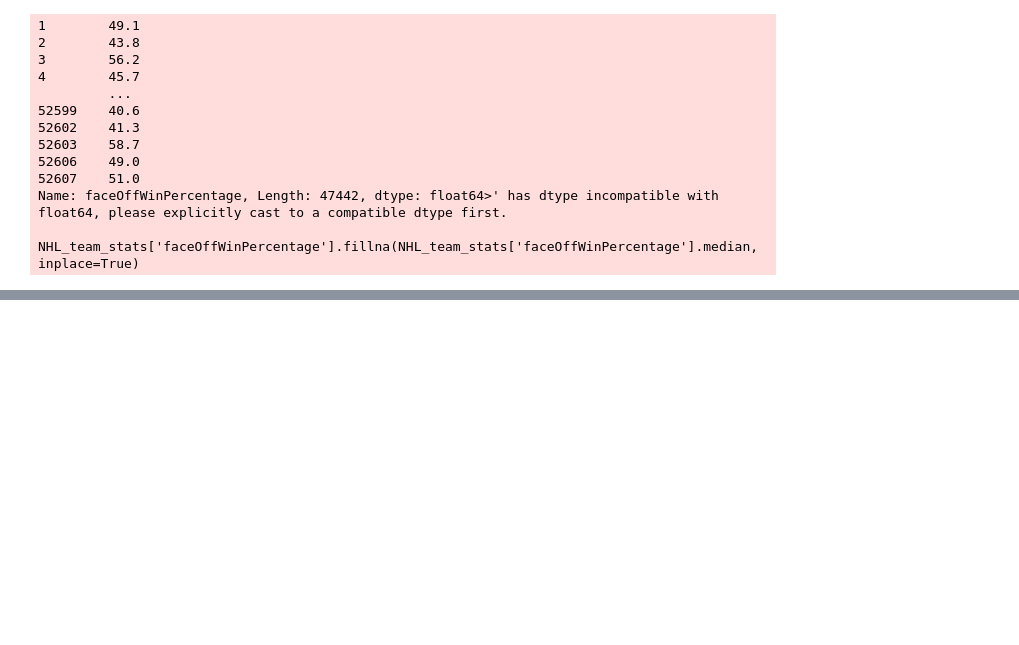
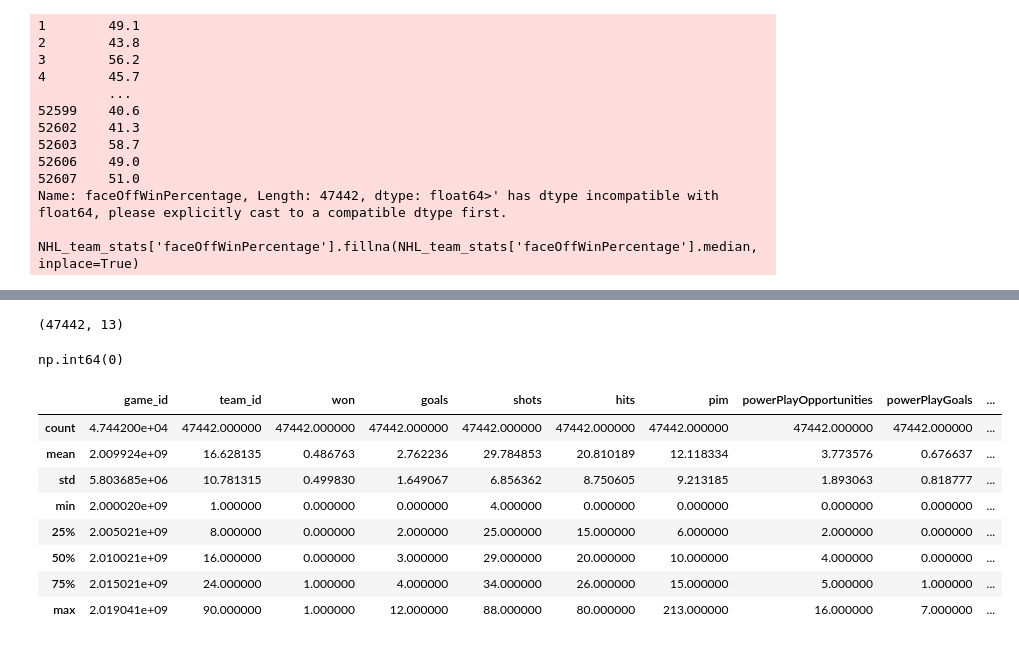
Before and after one commit to colincranwell/itcs-3162-group-8-project, a Jupyter notebook: Group8_Final.ipynb, the cells around one changed output, grey strips where cells are left out. Drawn from its saved outputs; the diff is of its cells as text; code cells hidden in the pictures; blank space fills up the shorter version.

```diff
--- a/Group8_Final.ipynb
+++ b/Group8_Final.ipynb
@@ -5,3 +5,3 @@ import matplotlib.pyplot as plt
 import numpy as np
 # %%
-NHL_team_stats = pd.read_csv('game_teams_stats.csv')
+NHL_team_stats = pd.read_csv('/NHL_Dataset/game_teams_stats.csv')
@@ -152,3 +152,9 @@ Name: faceOffWinPercentage, Length: 47442, dtype: float64>' has dtype incompatib
 # %%
 ##Fill in startRinkSide nulls with mode
 NHL_team_stats['startRinkSide'].fillna(NHL_team_stats['startRinkSide'].mode, inplace=True)
+# %%
+# Remove column HoA, head_coach, startRinkSide, and settled_in
+NHL_team_stats.drop(['HoA', 'head_coach','startRinkSide', 'settled_in'], axis=1, inplace=True)
+# %%
+# Convert won to binary
+NHL_team_stats['won'] = NHL_team_stats['won'].astype(int)
@@ -175,0 +205,20 @@ dtype: int64
+# %%
+NHL_team_stats.shape
+# %% [output]
+(47442, 13)
+# %%
+NHL_team_stats.duplicated().sum()
+# %% [output]
+np.int64(0)
+# %%
+NHL_team_stats.describe()
+# %% [output]
+|  | game_id | team_id | won | goals | shots | hits | pim | powerPlayOpportunities | powerPlayGoals | ... |
+| count | 4.744200e+04 | 47442.000000 | 47442.000000 | 47442.000000 | 47442.000000 | 47442.000000 | 47442.000000 | 47442.000000 | 47442.000000 | ... |
+| mean | 2.009924e+09 | 16.628135 | 0.486763 | 2.762236 | 29.784853 | 20.810189 | 12.118334 | 3.773576 | 0.676637 | ... |
+| std | 5.803685e+06 | 10.781315 | 0.499830 | 1.649067 | 6.856362 | 8.750605 | 9.213185 | 1.893063 | 0.818777 | ... |
+| min | 2.000020e+09 | 1.000000 | 0.000000 | 0.000000 | 4.000000 | 0.000000 | 0.000000 | 0.000000 | 0.000000 | ... |
+| 25% | 2.005021e+09 | 8.000000 | 0.000000 | 2.000000 | 25.000000 | 15.000000 | 6.000000 | 2.000000 | 0.000000 | ... |
+| 50% | 2.010021e+09 | 16.000000 | 0.000000 | 3.000000 | 29.000000 | 20.000000 | 10.000000 | 4.000000 | 0.000000 | ... |
+| 75% | 2.015021e+09 | 24.000000 | 1.000000 | 4.000000 | 34.000000 | 26.000000 | 15.000000 | 5.000000 | 1.000000 | ... |
+| max | 2.019041e+09 | 90.000000 | 1.000000 | 12.000000 | 88.000000 | 80.000000 | 213.000000 | 16.000000 | 7.000000 | ... |
```
Also changed, not shown: parts of 14 cells of this notebook.
